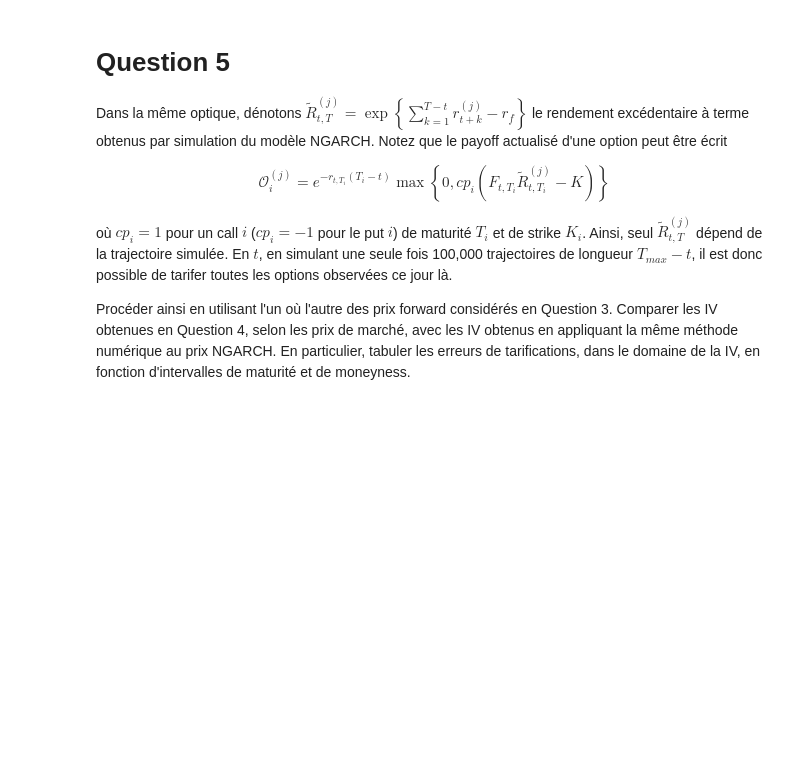
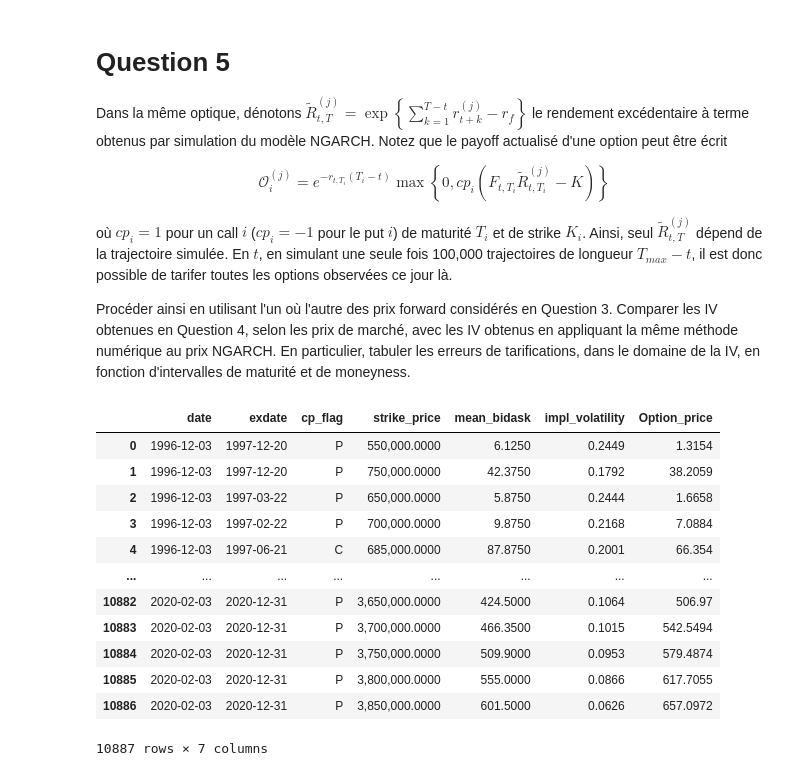
Before and after one commit to widelc/TP2_PD, a Jupyter notebook: assignment2.ipynb, the cells around one changed output. Drawn from its saved outputs; the diff is of its cells as text; code cells hidden in the pictures; blank space fills up the shorter version.

```diff
--- a/assignment2.ipynb
+++ b/assignment2.ipynb
@@ -173,10 +207,10 @@ avec $\hat{S}(t) = S(t)e^{-y(T-t)} = F(t,T)e^{-r_f(T-t)}$. L'argument est simila
 
 Comparer les 2 volatilités implicites ainsi obtenues avec celle fournie par OptionMetrics (`impl_volatility`). Illustrer votre comparaison.
 # %%
-impl_vol = bms.implied_volatility(opt_price = option_info.mean_bidask,
-                                  S         = [option_info.exdiv_1,option_info.exdiv_2],
-                                  K         = option_info.strike_price / 1000,
-                                  r         = option_info.r_f,
-                                  y         = 0,
-                                  T         = option_info.DTM / days_in_year,
-                                  is_call   = (option_info.cp_flag == 'C'))
+impl_vol_mkt = bms.implied_volatility(opt_price = option_info.mean_bidask,
+                                      S         = [option_info.exdiv_1,option_info.exdiv_2],
+                                      K         = option_info.strike_price / 1000,
+                                      r          = option_info.r_f,
+                                      y         = 0,
+                                      T         = option_info.DTM / days_in_year,
+                                      is_call   = (option_info.cp_flag == 'C'))
@@ -210,0 +276,37 @@ Procéder ainsi en utilisant l'un où l'autre des prix forward considérés en Q
+# %%
+option_info['Option_price'] = pd.NA
+
+option_info_96 = option_info[option_info.date == date_unique[0]]
+option_info_20 = option_info[option_info.date == date_unique[1]]
+
+option_price_96 = [ng1996.option_price(info.R_j,
+                                       info.F_CBOE,
+                                       info.strike_price/1000,
+                                       info.r_f,
+                                       info.DTM,
+                                       info.cp_flag == 'C') for _, info in option_info_96.iterrows()]
+option_info.loc[option_info_96.index, 'Option_price'] = option_price_96
+
+option_price_20 = [ng2020.option_price(info.R_j,
+                                       info.F_CBOE,
+                                       info.strike_price/1000,
+                                       info.r_f,
+                                       info.DTM,
+                                       info.cp_flag == 'C') for _, info in option_info_20.iterrows()]
+option_info.loc[option_info_20.index, 'Option_price'] = option_price_20
+
+option_info[['date', 'exdate', 'cp_flag', 'strike_price', 'mean_bidask', 'impl_volatility', 'Option_price']]
+# %% [output]
+|  | date | exdate | cp_flag | strike_price | mean_bidask | impl_volatility | Option_price |
+| 0 | 1996-12-03 | 1997-12-20 | P | 550,000.0000 | 6.1250 | 0.2449 | 1.3154 |
+| 1 | 1996-12-03 | 1997-12-20 | P | 750,000.0000 | 42.3750 | 0.1792 | 38.2059 |
+| 2 | 1996-12-03 | 1997-03-22 | P | 650,000.0000 | 5.8750 | 0.2444 | 1.6658 |
+| 3 | 1996-12-03 | 1997-02-22 | P | 700,000.0000 | 9.8750 | 0.2168 | 7.0884 |
+| 4 | 1996-12-03 | 1997-06-21 | C | 685,000.0000 | 87.8750 | 0.2001 | 66.354 |
+| ... | ... | ... | ... | ... | ... | ... | ... |
+| 10882 | 2020-02-03 | 2020-12-31 | P | 3,650,000.0000 | 424.5000 | 0.1064 | 506.97 |
+| 10883 | 2020-02-03 | 2020-12-31 | P | 3,700,000.0000 | 466.3500 | 0.1015 | 542.5494 |
+| 10884 | 2020-02-03 | 2020-12-31 | P | 3,750,000.0000 | 509.9000 | 0.0953 | 579.4874 |
+| 10885 | 2020-02-03 | 2020-12-31 | P | 3,800,000.0000 | 555.0000 | 0.0866 | 617.7055 |
+| 10886 | 2020-02-03 | 2020-12-31 | P | 3,850,000.0000 | 601.5000 | 0.0626 | 657.0972 |
+10887 rows × 7 columns
```
Also changed, not shown: parts of 9 cells of this notebook, 1 other file.
